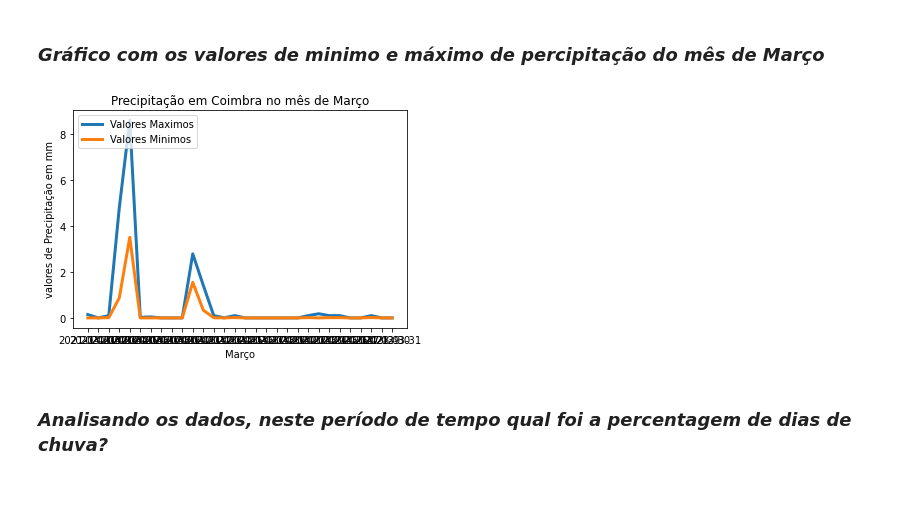
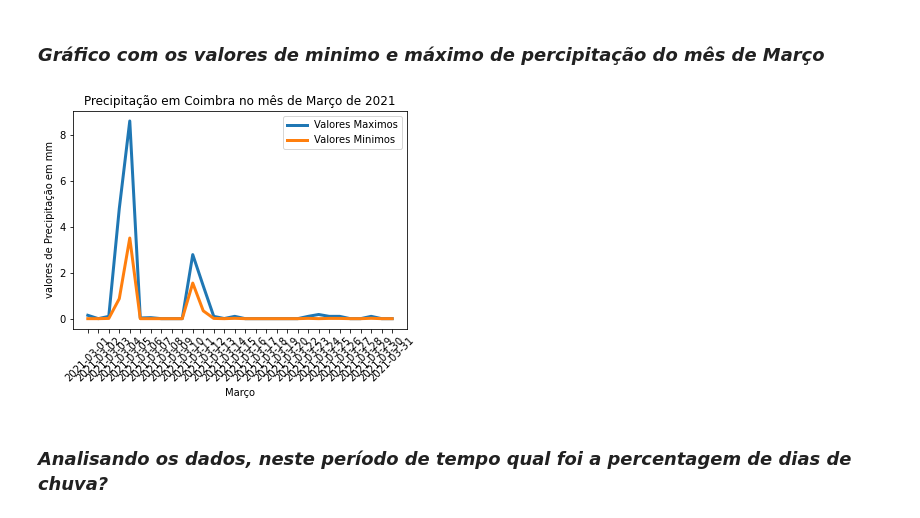
Before and after one commit to grupopai02/Analise_Precipitacao_Coimbra, a Jupyter notebook: Precipitação_coimbra.ipynb, the cells around one changed output. Drawn from its saved outputs; the diff is of its cells as text; code cells hidden in the pictures; blank space fills up the shorter version.

```diff
--- a/Precipitação_coimbra.ipynb
+++ b/Precipitação_coimbra.ipynb
@@ -190,26 +163,27 @@ E o desvio foi correspondente a: 4.66783481212
 # %%
 #definição de valores X
 df_marco=df_prec['date'].between('2021-03', '2021-04', inclusive=True)
 marco = df_prec[df_marco]
 
 marcoList = marco['date'].tolist()
 
 #definição de listas para valores de y
 maximoList = marco['maximum'].tolist()
 minimoList = marco['minimum'].tolist()
 
 plt.plot(marcoList, maximoList, label= 'Valores Maximos', linewidth=3)
 plt.plot(marcoList, minimoList, label= 'Valores Minimos', linewidth = 3)
 
 #lebels
+plt.xticks(rotation=45)
 plt.xlabel('Março')
 plt.ylabel('valores de Precipitação em mm')
-plt.title ('Precipitação em Coimbra no mês de Março')
-plt.legend(loc='upper left')
+plt.title ('Precipitação em Coimbra no mês de Março de 2021')
+plt.legend(loc='upper right')
 
 plt.show()
 # %% [output]
-[figure, old version]
+[figure, new version]
 # %% [markdown]
 ### *Analisando os dados, neste período de tempo qual foi a percentagem de dias de chuva?*
 # %%
```
Also changed, not shown: parts of 4 cells of this notebook.
